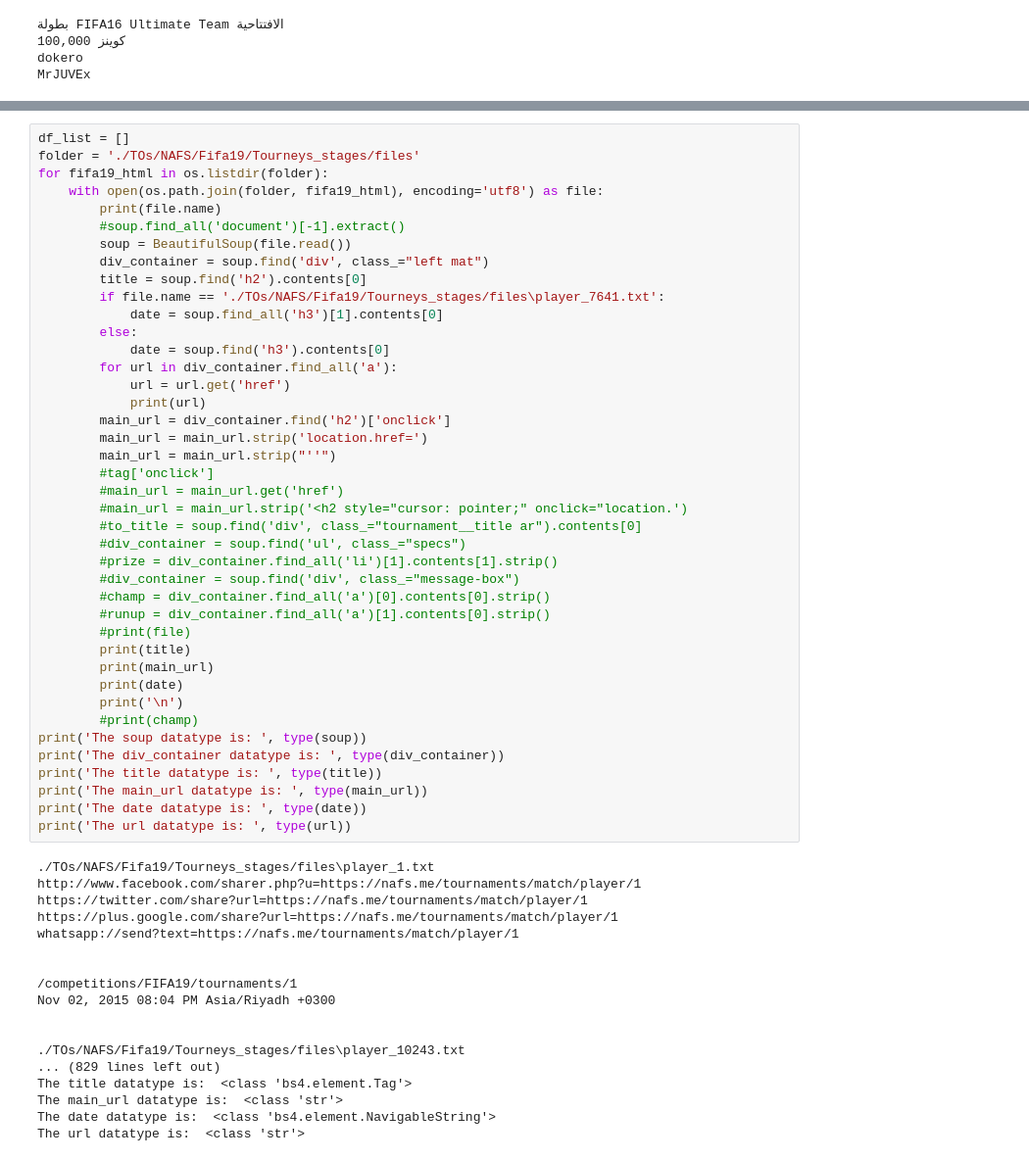
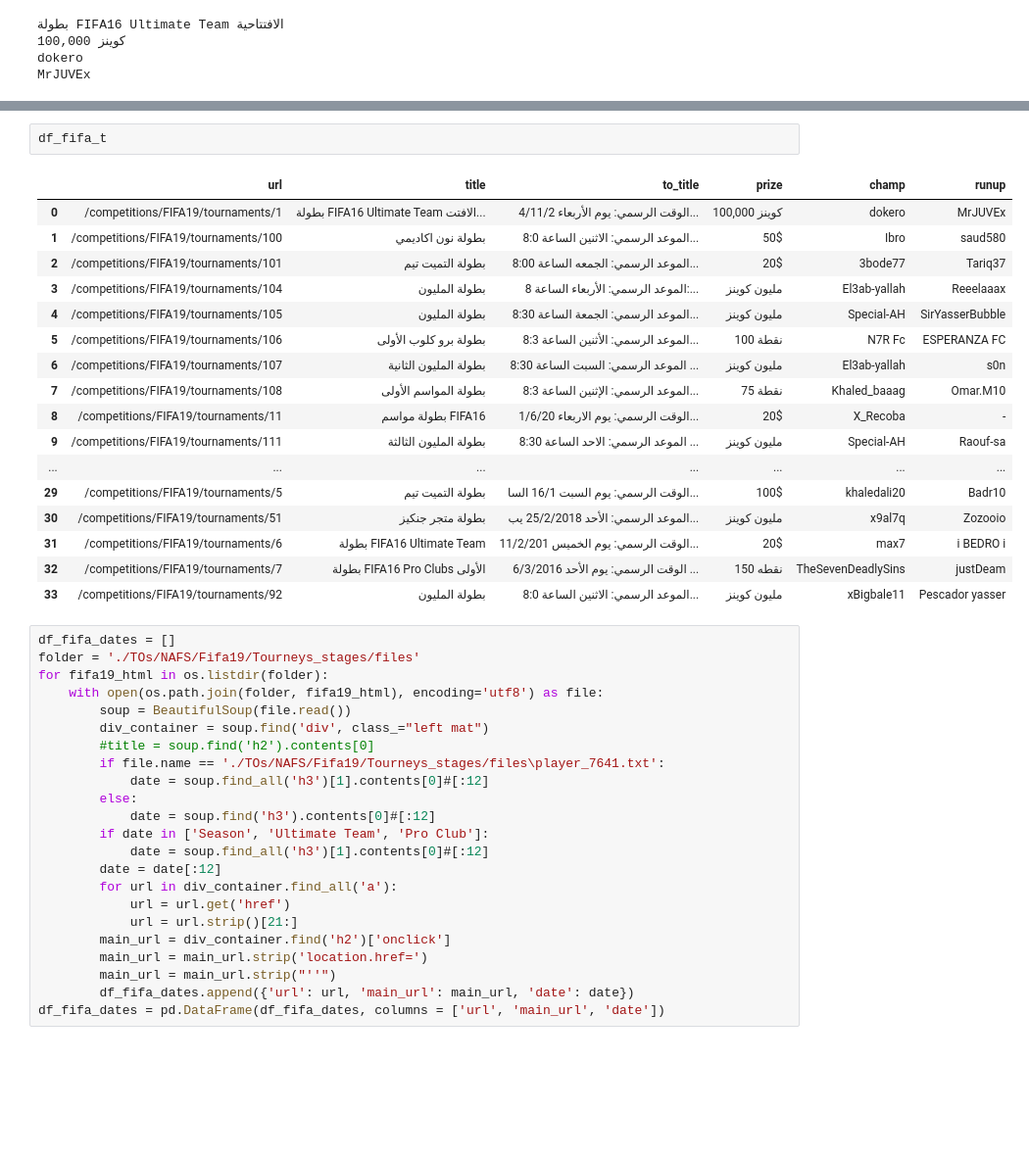
Before and after one commit to iRaied/eSports_Teams, a Jupyter notebook: esports_teams.ipynb, the cells around one changed output, grey strips where cells are left out. Shown at 98% size. Saved outputs shown, nothing was run; the diff lists cells and outputs as text; blank space fills up the shorter version.

```diff
--- a/esports_teams.ipynb
+++ b/esports_teams.ipynb
@@ -933,59 +932,43 @@ Pescador yasser
+# %%
+df_fifa_t
+# %% [output]
+|  | url | title | to_title | prize | champ | runup |
+| 0 | /competitions/FIFA19/tournaments/1 | بطولة FIFA16 Ultimate Team الافتت... | الوقت الرسمي: يوم الأربعاء 4/11/2... | 100,000 كوينز | dokero | MrJUVEx |
+| 1 | /competitions/FIFA19/tournaments/100 | بطولة نون اكاديمي | الموعد الرسمي: الاثنين الساعة 8:0... | 50$ | Ibro | saud580 |
+| 2 | /competitions/FIFA19/tournaments/101 | بطولة التميت تيم | الموعد الرسمي: الجمعه الساعة 8:00... | 20$ | 3bode77 | Tariq37 |
+| 3 | /competitions/FIFA19/tournaments/104 | بطولة المليون | الموعد الرسمي: الأربعاء الساعة 8:... | مليون كوينز | El3ab-yallah | Reeelaaax |
+| 4 | /competitions/FIFA19/tournaments/105 | بطولة المليون | الموعد الرسمي: الجمعة الساعة 8:30... | مليون كوينز | Special-AH | SirYasserBubble |
+| 5 | /competitions/FIFA19/tournaments/106 | بطولة برو كلوب الأولى | الموعد الرسمي: الأثنين الساعة 8:3... | 100 نقطة | N7R Fc | ESPERANZA FC |
+| 6 | /competitions/FIFA19/tournaments/107 | بطولة المليون الثانية | الموعد الرسمي: السبت الساعة 8:30 ... | مليون كوينز | El3ab-yallah | s0n |
+| 7 | /competitions/FIFA19/tournaments/108 | بطولة المواسم الأولى | الموعد الرسمي: الإثنين الساعة 8:3... | 75 نقطة | Khaled_baaag | Omar.M10 |
+| 8 | /competitions/FIFA19/tournaments/11 | بطولة مواسم FIFA16 | الوقت الرسمي: يوم الاربعاء 1/6/20... | 20$ | X_Recoba | - |
+| 9 | /competitions/FIFA19/tournaments/111 | بطولة المليون الثالثة | الموعد الرسمي: الاحد الساعة 8:30 ... | مليون كوينز | Special-AH | Raouf-sa |
+| ... | ... | ... | ... | ... | ... | ... |
+| 29 | /competitions/FIFA19/tournaments/5 | بطولة التميت تيم | الوقت الرسمي: يوم السبت 16/1 السا... | 100$ | khaledali20 | Badr10 |
+| 30 | /competitions/FIFA19/tournaments/51 | بطولة متجر جنكيز | الموعد الرسمي: الأحد 25/2/2018 يب... | مليون كوينز | x9al7q | Zozooio |
+| 31 | /competitions/FIFA19/tournaments/6 | بطولة FIFA16 Ultimate Team | الوقت الرسمي: يوم الخميس 11/2/201... | 20$ | max7 | i BEDRO i |
+| 32 | /competitions/FIFA19/tournaments/7 | بطولة FIFA16 Pro Clubs الأولى | الوقت الرسمي: يوم الأحد 6/3/2016 ... | 150 نقطه | TheSevenDeadlySins | justDeam |
+| 33 | /competitions/FIFA19/tournaments/92 | بطولة المليون | الموعد الرسمي: الاثنين الساعة 8:0... | مليون كوينز | xBigbale11 | Pescador yasser |
 # %%
-df_list = []
+df_fifa_dates = []
 folder = './TOs/NAFS/Fifa19/Tourneys_stages/files'
 for fifa19_html in os.listdir(folder):
     with open(os.path.join(folder, fifa19_html), encoding='utf8') as file:
-        print(file.name)
-        #soup.find_all('document')[-1].extract()
         soup = BeautifulSoup(file.read())
         div_container = soup.find('div', class_="left mat")
-        title = soup.find('h2').contents[0]
+        #title = soup.find('h2').contents[0]
         if file.name == './TOs/NAFS/Fifa19/Tourneys_stages/files\player_7641.txt':
-            date = soup.find_all('h3')[1].contents[0]
+            date = soup.find_all('h3')[1].contents[0]#[:12]
         else:
-            date = soup.find('h3').contents[0]
+            date = soup.find('h3').contents[0]#[:12]
+        if date in ['Season', 'Ultimate Team', 'Pro Club']:
+            date = soup.find_all('h3')[1].contents[0]#[:12]
+        date = date[:12]
         for url in div_container.find_all('a'):
             url = url.get('href')
-            print(url)
+            url = url.strip()[21:]
         main_url = div_container.find('h2')['onclick']
         main_url = main_url.strip('location.href=')
         main_url = main_url.strip("''")
-        #tag['onclick']
-        #main_url = main_url.get('href')
-        #main_url = main_url.strip('<h2 style="cursor: pointer;" onclick="location.')
-        #to_title = soup.find('div', class_="tournament__title ar").contents[0]
-        #div_container = soup.find('ul', class_="specs")
-        #prize = div_container.find_all('li')[1].contents[1].strip()
-        #div_container = soup.find('div', class_="message-box")
-        #champ = div_container.find_all('a')[0].contents[0].strip()
-        #runup = div_container.find_all('a')[1].contents[0].strip()
-        #print(file)
-        print(title)
-        print(main_url)
-        print(date)
-        print('\n')
-        #print(champ)
-print('The soup datatype is: ', type(soup))
-print('The div_container datatype is: ', type(div_container))
-print('The title datatype is: ', type(title))
-print('The main_url datatype is: ', type(main_url))
-print('The date datatype is: ', type(date))
-print('The url datatype is: ', type(url))
+        df_fifa_dates.append({'url': url, 'main_url': main_url, 'date': date})
+df_fifa_dates = pd.DataFrame(df_fifa_dates, columns = ['url', 'main_url', 'date'])
-# %% [output]
-./TOs/NAFS/Fifa19/Tourneys_stages/files\player_1.txt
-http://www.facebook.com/sharer.php?u=https://nafs.me/tournaments/match/player/1
-https://twitter.com/share?url=https://nafs.me/tournaments/match/player/1
-https://plus.google.com/share?url=https://nafs.me/tournaments/match/player/1
-whatsapp://send?text=https://nafs.me/tournaments/match/player/1
-
-
-/competitions/FIFA19/tournaments/1
-Nov 02, 2015 08:04 PM Asia/Riyadh +0300
-
-
-./TOs/NAFS/Fifa19/Tourneys_stages/files\player_10243.txt
-... (829 lines left out)
-The title datatype is:  <class 'bs4.element.Tag'>
-The main_url datatype is:  <class 'str'>
-The date datatype is:  <class 'bs4.element.NavigableString'>
-The url datatype is:  <class 'str'>
```
Also changed, not shown: parts of 17 cells of this notebook.
